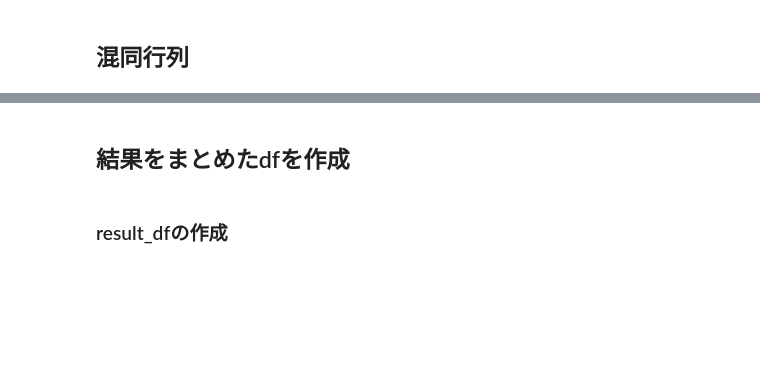
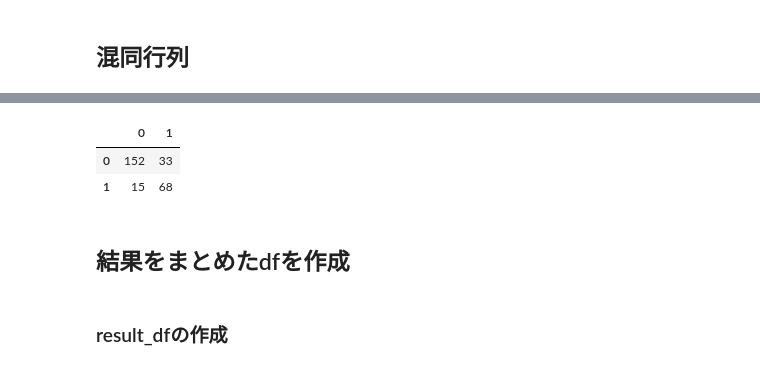
Before and after one commit to laplaciannin102/DataAnalysisTraining, a Jupyter notebook: 201908/analysis/SampleDataAnalysis_001.ipynb, the cells around one changed output, grey strips where cells are left out. Cells and saved outputs as stored; diff of their text form; code cells hidden in the pictures; blank space fills up the shorter version.

```diff
--- a/201908/analysis/SampleDataAnalysis_001.ipynb
+++ b/201908/analysis/SampleDataAnalysis_001.ipynb
@@ -494,3 +856,9 @@ test_cm_df
+# %%
+pd.DataFrame(test_cm_df)
+# %% [output]
+|  | 0 | 1 |
+| 0 | 152 | 33 |
+| 1 | 15 | 68 |
 # %% [markdown]
 ## 結果をまとめたdfを作成
 # %% [markdown]
```
Also changed, not shown: parts of 54 cells of this notebook, 3 other files.
